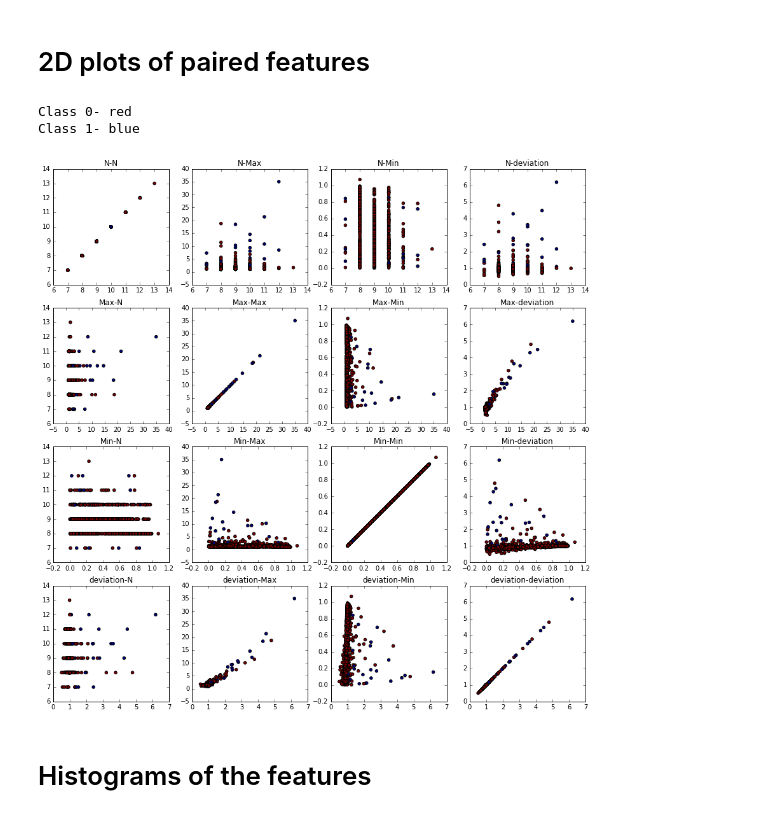
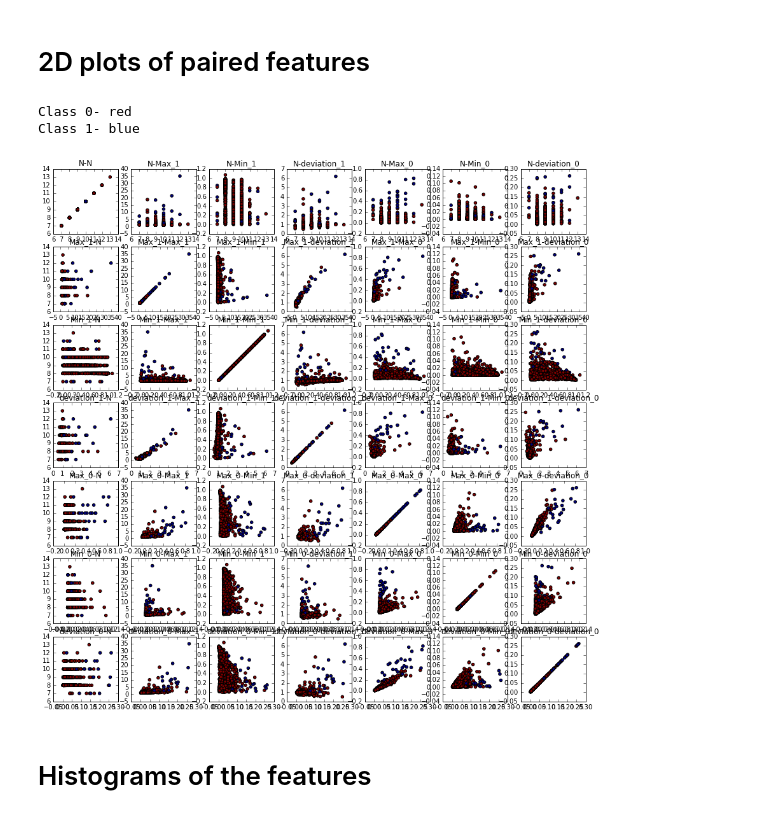
Before and after one commit to yandexdataschool/ship_tracks_recognition, a Jupyter notebook: notebooks/Classifier.ipynb, the cells around one changed output. Saved outputs shown, nothing was run; the diff lists cells and outputs as text; code cells hidden in the pictures.

```diff
--- a/notebooks/Classifier.ipynb
+++ b/notebooks/Classifier.ipynb
@@ -34,3 +34,6 @@ Try using .loc[row_indexer,col_indexer] = value instead
 
 See the caveats in the documentation: http://pandas.pydata.org/pandas-docs/stable/indexing.html#indexing-view-versus-copy
   10000000 * hits.StatNb.values
+# %%
+reconstructible_events = np.array(pd.read_csv('./Data/RecognizedTracks.csv'))[:, 1]
+reconstructible_events
@@ -39,7 +60,8 @@ match_table = {}
 for i in all_hits.Index:
         match_table[all_hits.Index[i]] = all_hits.TrackID[i]
 # %%
-table = pd.DataFrame(columns=('event', 'TrackID', 'bef/aft', 'N', 'Max', 'Min', 'deviation', 'Class'))
+table = pd.DataFrame(columns=('event', 'TrackID', 'bef/aft', 'N', 'Max_1', 'Min_1', 'deviation_1',
+                              'Max_0', 'Min_0', 'deviation_0', 'Class'))
 marks = {}
 # %%
 def dist2Track(point, track):
@@ -51,25 +73,33 @@ for i in reconstructible_events:
     tracks_yz_1_2, linking_table_yz_1_2 = loop_yz(event, 7, 0.85, 0)
     for k in tracks_yz_1_2:
         N = len(linking_table_yz_1_2[k])
-        dists = [dist2Track((event.Wz[j], event.Wy[j]), tracks_yz_1_2[k]) / event.dist2Wire[j] for j in linking_table_yz_1_2[k]]
+        dists_1 = [dist2Track((event.Wz[j], event.Wy[j]), tracks_yz_1_2[k]) / event.dist2Wire[j] for j in linking_table_yz_1_2[k]]
         arr = [match_table[j] for j in linking_table_yz_1_2[k]]
-        Max = np.max(dists)
-        Min = np.min(dists)
-        deviation = np.average(dists)
+        Max_1 = np.max(dists_1)
+        Min_1 = np.min(dists_1)
+        deviation_1 = np.average(dists_1)
+        dists_0 = [np.abs(dist2Track((event.Wz[j], event.Wy[j]), tracks_yz_1_2[k]) - event.dist2Wire[j]) for j in linking_table_yz_1_2[k]]
+        Max_0 = np.max(dists_0)
+        Min_0 = np.min(dists_0)
+        deviation_0 = np.average(dists_0)
         _, counts = np.unique(arr, return_counts = True)
         cl = np.max(counts) / len(linking_table_yz_1_2[k])
-        table.loc[index] = [i, k, 0, N, Max, Min, deviation, cl]
+        table.loc[index] = [i, k, 0, N, Max_1, Min_1, deviation_1, Max_0, Min_0, deviation_0, cl]
         index += 1
     event = modify_for_yz_analysis_3_4(all_hits[all_hits['event'] == i])
     tracks_yz_3_4, linking_table_yz_3_4 = loop_yz(event, 7, 0.85, 1)
     for k in tracks_yz_3_4:
         N = len(linking_table_yz_3_4[k])
-        dists = [dist2Track((event.Wz[j], event.Wy[j]), tracks_yz_3_4[k]) / event.dist2Wire[j] for j in linking_table_yz_3_4[k]]
+        dists_1 = [dist2Track((event.Wz[j], event.Wy[j]), tracks_yz_3_4[k]) / event.dist2Wire[j] for j in linking_table_yz_3_4[k]]
         arr = [match_table[j] for j in linking_table_yz_3_4[k]]
-        Max = np.max(dists)
-        Min = np.min(dists)
-        deviation = np.average(dists)
+        Max_1 = np.max(dists_1)
+        Min_1 = np.min(dists_1)
+        deviation_1 = np.average(dists_1)
+        dists_0 = [np.abs(dist2Track((event.Wz[j], event.Wy[j]), tracks_yz_3_4[k]) - event.dist2Wire[j]) for j in linking_table_yz_3_4[k]]
+        Max_0 = np.max(dists_0)
+        Min_0 = np.min(dists_0)
+        deviation_0 = np.average(dists_0)
         _, counts = np.unique(arr, return_counts = True)
         cl = np.max(counts) / len(linking_table_yz_3_4[k])
-        table.loc[index] = [i, k, 1, N, Max, Min, deviation, cl]
+        table.loc[index] = [i, k, 1, N, Max_1, Min_1, deviation_1, Max_0, Min_0, deviation_0, cl]
         index += 1
@@ -131,21 +150,21 @@ plt.legend(loc="upper left")
 # %% [markdown]
 # 2D plots of paired features
 # %%
-features = ('N', 'Max', 'Min', 'deviation')
+features = ('N', 'Max_1', 'Min_1', 'deviation_1', 'Max_0', 'Min_0', 'deviation_0')
 plt.figure(figsize=(15, 15))
 k = 1
 for i in features:
     for j in features:
-        plt.subplot(4, 4, k)
+        plt.subplot(7, 7, k)
         k += 1
         plt.scatter(table[i], table[j], c=table['Class'])
         plt.title(i+'-'+j)
 print "Class 0- red"
 print "Class 1- blue"
 # %% [output]
 Class 0- red
 Class 1- blue
-[figure, old version]
+[figure, new version]
 # %% [markdown]
 # Histograms of the features
 # %%
```
Also changed, not shown: parts of 11 cells of this notebook, 1 other file.
